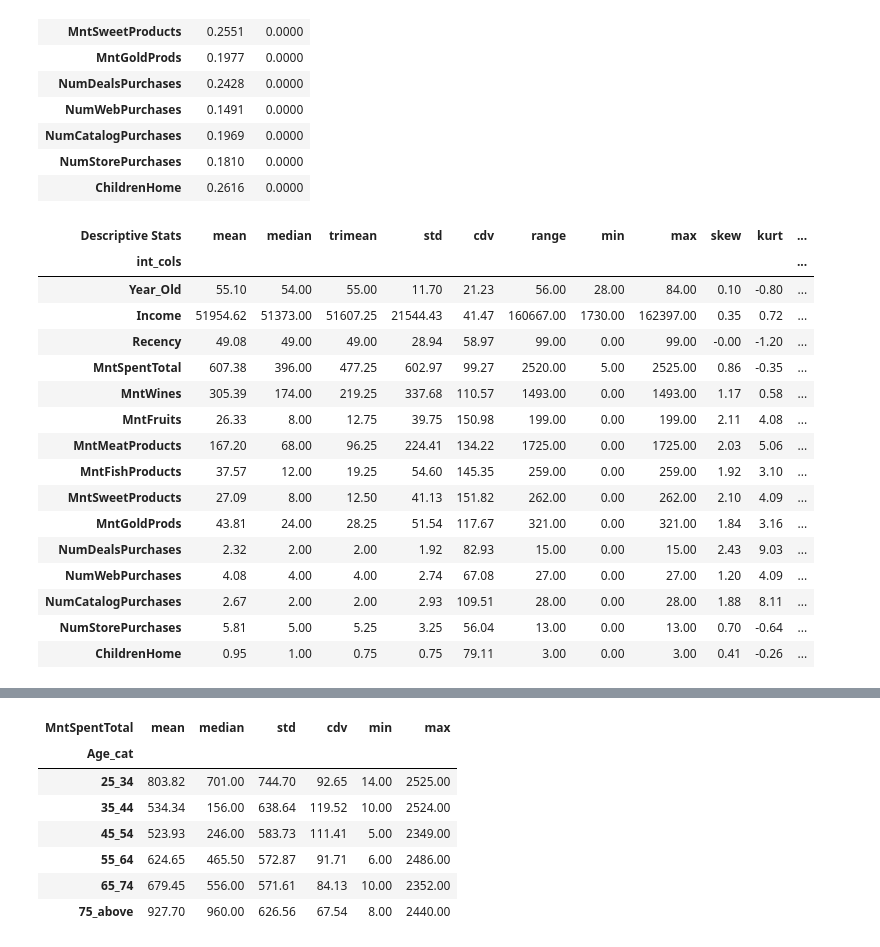
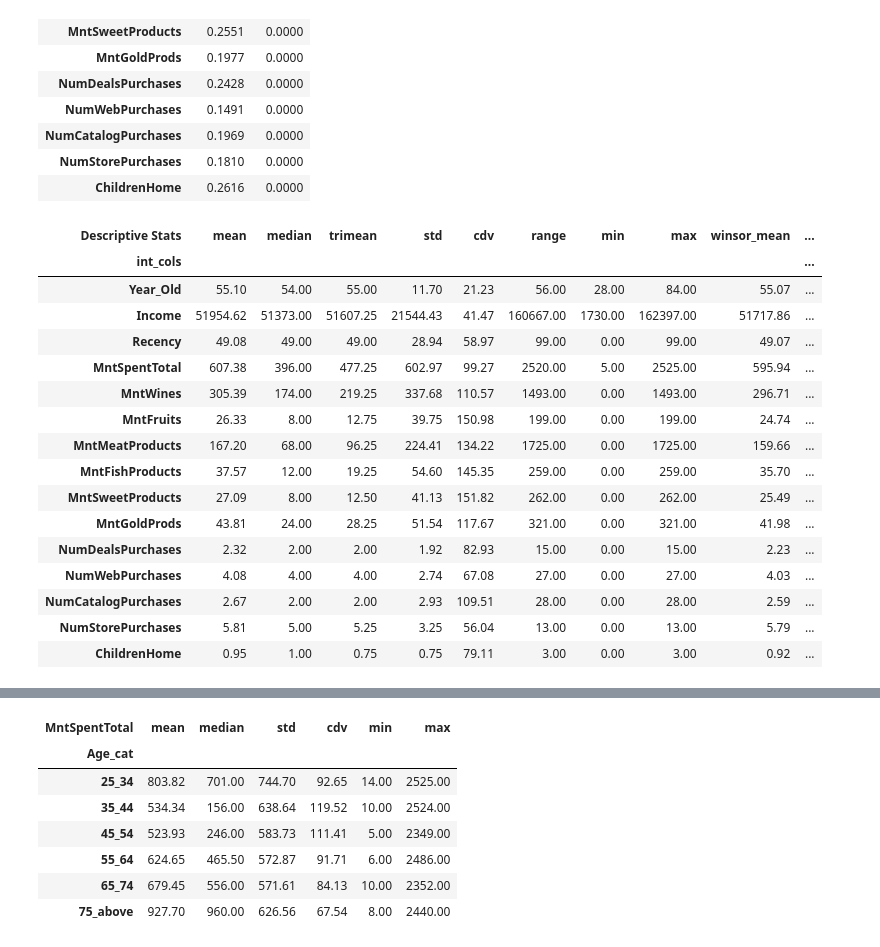
Before and after one commit to almanzanas/ifoodDataAnalystTest, a Jupyter notebook: notebooks/02_descriptive.ipynb, the cells around one changed output, grey strips where cells are left out. Cells and saved outputs as stored; diff of their text form; code cells hidden in the pictures.

```diff
--- a/notebooks/02_descriptive.ipynb
+++ b/notebooks/02_descriptive.ipynb
@@ -30,11 +30,3 @@ with open('../data/cleaned_dtypes.json', 'r') as f:
     data_types = json.load(f)
 
 data = data.astype(data_types)
-# %%
-# standardizing int dtype
-
-for col in data.columns:
-    if data[col].dtype == "int64":
-        data[col] = data[col].astype("Int64")
-
-data.info()
@@ -441,6 +415,40 @@ results
 | NumStorePurchases | 0.1810 | 0.0000 |
 | ChildrenHome | 0.2616 | 0.0000 |
 # %%
+class WinsorizedMeanCalculator:
+    def __init__(self, lower_percentile=0.05, upper_percentile=0.95):
+        """
+            Winsorized Mean (5%)
+            ---
+            Args:
+                lower_percentile=0.05
+                upper_percentile=0.95
+            ---
+            The k% winsorized mean is obtained by calculating the
+            arithmetic mean after replacing the k% of the smallest values
+            by the smallest value of the remaining values and the k% of the
+            largest values by the largest value of the remaining values.
+        """
+        self.lower_percentile = lower_percentile
+        self.upper_percentile = upper_percentile
+
+    def winsorize(self, data):
+        lower_limit = np.percentile(data, self.lower_percentile * 100)
+        upper_limit = np.percentile(data, self.upper_percentile * 100)
+
+        # Replace extreme values with the adjacent limits
+        data = np.where(data < lower_limit, lower_limit, data)
+        data = np.where(data > upper_limit, upper_limit, data)
+
+        return data
+
+    def calcu_winsor_mean(self, column):
+        winsorized_data = self.winsorize(column)
+        return np.mean(winsorized_data)
+
+winsor = WinsorizedMeanCalculator()
+
+
 def range(col):
     return col.max() - col.min()
 
@@ -471,49 +479,50 @@ def trimean(series):
     return (Q1 + 2 * median + Q3) / 4
 
 results = data[int_cols].agg(["mean", "median", trimean,
                               #stats.median_abs_deviation,
                               "std", cdv,
                               range, "min", "max"])
 
+winsor_mean = data[int_cols].agg(winsor.calcu_winsor_mean)
 skew = data[int_cols].agg(stats.skew, bias=False)
 kurt = data[int_cols].agg(stats.kurtosis, bias=False)
-skew_kurt = pd.concat([skew, kurt], axis=1)
-skew_kurt.columns = ["skew", "kurt"]
+skew_kurt = pd.concat([winsor_mean, skew, kurt], axis=1)
+skew_kurt.columns = ["winsor_mean", "skew", "kurt"]
 
 results = results.T
 
 results = pd.concat([results, skew_kurt], axis=1)
 results["skew/std"] = (results["skew"] / results["std"])
 results["kurt/std"] = (results["kurt"] / results["std"])
 """
     If the result is between -2 and 2, the distribution can be assumed to
     be symmetric (or meso-kurtic); if it is greater than 2, the distribution
     can be said to be positively skewed (or leptokurtic); and if it is
     less than -2, the distribution can be said to be
     negatively skewed (or platykurtic).
 """
 
 results = results.map(lambda x: f"{x:.2f}")
 
 results.columns.names = ["Descriptive Stats"]
 results.index.names = ["int_cols"]
 
 results
 # %% [output]
-| Descriptive Stats | mean | median | trimean | std | cdv | range | min | max | skew | kurt | ... |
-| int_cols |  |  |  |  |  |  |  |  |  |  | ... |
-| Year_Old | 55.10 | 54.00 | 55.00 | 11.70 | 21.23 | 56.00 | 28.00 | 84.00 | 0.10 | -0.80 | ... |
-| Income | 51954.62 | 51373.00 | 51607.25 | 21544.43 | 41.47 | 160667.00 | 1730.00 | 162397.00 | 0.35 | 0.72 | ... |
-| Recency | 49.08 | 49.00 | 49.00 | 28.94 | 58.97 | 99.00 | 0.00 | 99.00 | -0.00 | -1.20 | ... |
-| MntSpentTotal | 607.38 | 396.00 | 477.25 | 602.97 | 99.27 | 2520.00 | 5.00 | 2525.00 | 0.86 | -0.35 | ... |
-| MntWines | 305.39 | 174.00 | 219.25 | 337.68 | 110.57 | 1493.00 | 0.00 | 1493.00 | 1.17 | 0.58 | ... |
-| MntFruits | 26.33 | 8.00 | 12.75 | 39.75 | 150.98 | 199.00 | 0.00 | 199.00 | 2.11 | 4.08 | ... |
-| MntMeatProducts | 167.20 | 68.00 | 96.25 | 224.41 | 134.22 | 1725.00 | 0.00 | 1725.00 | 2.03 | 5.06 | ... |
-| MntFishProducts | 37.57 | 12.00 | 19.25 | 54.60 | 145.35 | 259.00 | 0.00 | 259.00 | 1.92 | 3.10 | ... |
-| MntSweetProducts | 27.09 | 8.00 | 12.50 | 41.13 | 151.82 | 262.00 | 0.00 | 262.00 | 2.10 | 4.09 | ... |
-| MntGoldProds | 43.81 | 24.00 | 28.25 | 51.54 | 117.67 | 321.00 | 0.00 | 321.00 | 1.84 | 3.16 | ... |
-| NumDealsPurchases | 2.32 | 2.00 | 2.00 | 1.92 | 82.93 | 15.00 | 0.00 | 15.00 | 2.43 | 9.03 | ... |
-| NumWebPurchases | 4.08 | 4.00 | 4.00 | 2.74 | 67.08 | 27.00 | 0.00 | 27.00 | 1.20 | 4.09 | ... |
-| NumCatalogPurchases | 2.67 | 2.00 | 2.00 | 2.93 | 109.51 | 28.00 | 0.00 | 28.00 | 1.88 | 8.11 | ... |
-| NumStorePurchases | 5.81 | 5.00 | 5.25 | 3.25 | 56.04 | 13.00 | 0.00 | 13.00 | 0.70 | -0.64 | ... |
-| ChildrenHome | 0.95 | 1.00 | 0.75 | 0.75 | 79.11 | 3.00 | 0.00 | 3.00 | 0.41 | -0.26 | ... |
+| Descriptive Stats | mean | median | trimean | std | cdv | range | min | max | winsor_mean | ... |
+| int_cols |  |  |  |  |  |  |  |  |  | ... |
+| Year_Old | 55.10 | 54.00 | 55.00 | 11.70 | 21.23 | 56.00 | 28.00 | 84.00 | 55.07 | ... |
+| Income | 51954.62 | 51373.00 | 51607.25 | 21544.43 | 41.47 | 160667.00 | 1730.00 | 162397.00 | 51717.86 | ... |
+| Recency | 49.08 | 49.00 | 49.00 | 28.94 | 58.97 | 99.00 | 0.00 | 99.00 | 49.07 | ... |
+| MntSpentTotal | 607.38 | 396.00 | 477.25 | 602.97 | 99.27 | 2520.00 | 5.00 | 2525.00 | 595.94 | ... |
+| MntWines | 305.39 | 174.00 | 219.25 | 337.68 | 110.57 | 1493.00 | 0.00 | 1493.00 | 296.71 | ... |
+| MntFruits | 26.33 | 8.00 | 12.75 | 39.75 | 150.98 | 199.00 | 0.00 | 199.00 | 24.74 | ... |
+| MntMeatProducts | 167.20 | 68.00 | 96.25 | 224.41 | 134.22 | 1725.00 | 0.00 | 1725.00 | 159.66 | ... |
+| MntFishProducts | 37.57 | 12.00 | 19.25 | 54.60 | 145.35 | 259.00 | 0.00 | 259.00 | 35.70 | ... |
+| MntSweetProducts | 27.09 | 8.00 | 12.50 | 41.13 | 151.82 | 262.00 | 0.00 | 262.00 | 25.49 | ... |
+| MntGoldProds | 43.81 | 24.00 | 28.25 | 51.54 | 117.67 | 321.00 | 0.00 | 321.00 | 41.98 | ... |
+| NumDealsPurchases | 2.32 | 2.00 | 2.00 | 1.92 | 82.93 | 15.00 | 0.00 | 15.00 | 2.23 | ... |
+| NumWebPurchases | 4.08 | 4.00 | 4.00 | 2.74 | 67.08 | 27.00 | 0.00 | 27.00 | 4.03 | ... |
+| NumCatalogPurchases | 2.67 | 2.00 | 2.00 | 2.93 | 109.51 | 28.00 | 0.00 | 28.00 | 2.59 | ... |
+| NumStorePurchases | 5.81 | 5.00 | 5.25 | 3.25 | 56.04 | 13.00 | 0.00 | 13.00 | 5.79 | ... |
+| ChildrenHome | 0.95 | 1.00 | 0.75 | 0.75 | 79.11 | 3.00 | 0.00 | 3.00 | 0.92 | ... |
```
Also changed, not shown: parts of 7 cells of this notebook, 6 other files.
